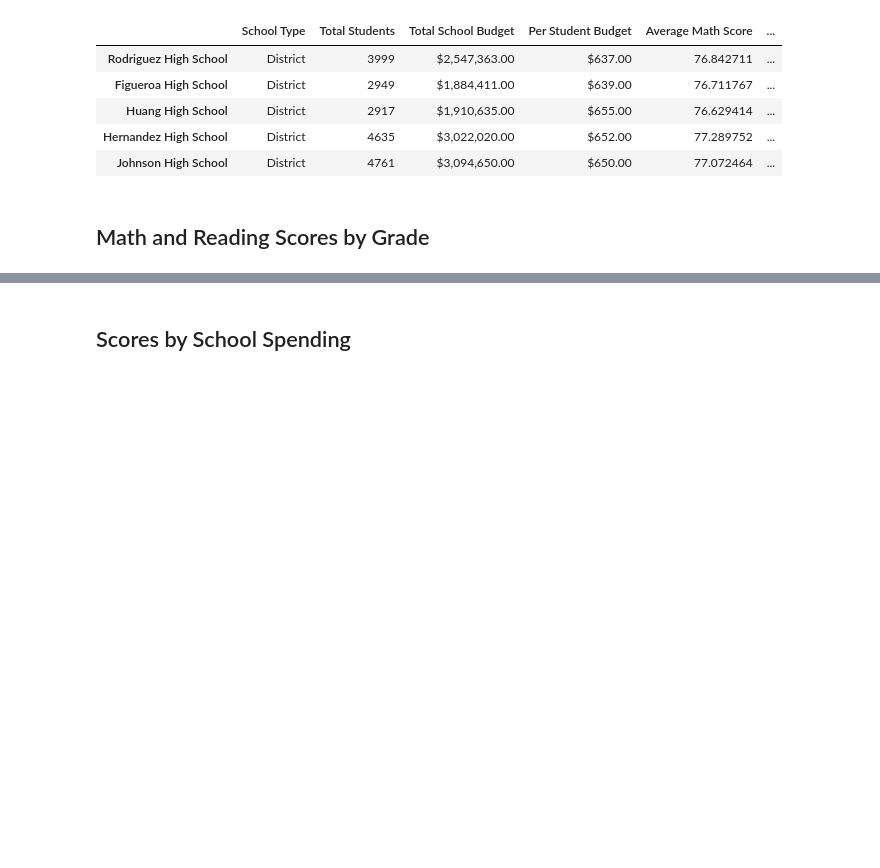
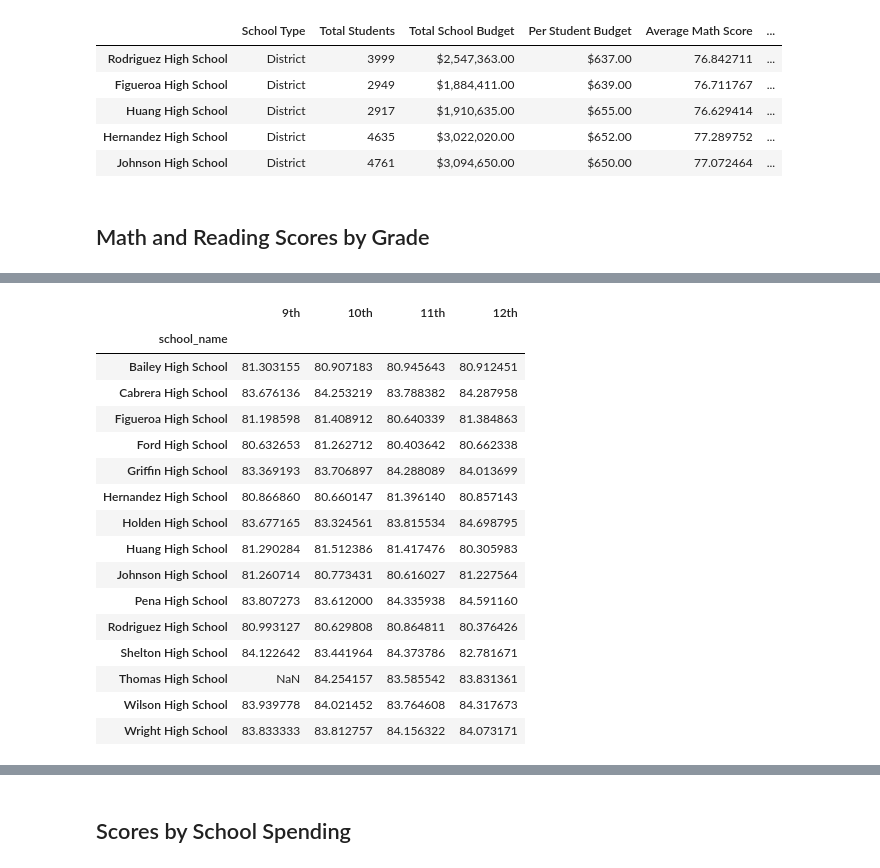
Before and after one commit to MariloyH/School_District_Analysis, a Jupyter notebook: PyCitySchools_Challenge.ipynb, the cells around one changed output, grey strips where cells are left out. Cells and saved outputs as stored; diff of their text form; code cells hidden in the pictures; blank space fills up the shorter version.

```diff
--- a/PyCitySchools_Challenge.ipynb
+++ b/PyCitySchools_Challenge.ipynb
@@ -461,2 +507,7 @@ bottom_schools.head()
 # %%
-# Combine each Series for average math scores by school into single data frame.
+# Group each school Series by the school name for the average reading score.
+
+reading_ninth = student_ninth_df.groupby(["school_name"]).mean()["reading_score"]
+reading_tenth = student_tenth_df.groupby("school_name").mean()["reading_score"]
+reading_eleventh = student_eleventh_df.groupby("school_name").mean()["reading_score"]
+reading_twelfth = student_twelfth_df.groupby("school_name").mean()["reading_score"]
@@ -465,2 +541,29 @@ bottom_schools.head()
+# %%
+# Combine each Series for average reading scores by school into single data frame.
+reading_scores = pd.DataFrame({
+               "9th" : reading_ninth,
+               "10th": reading_tenth,
+               "11th": reading_eleventh,
+               "12th": reading_twelfth})
+
+reading_scores
+# %% [output]
+|  | 9th | 10th | 11th | 12th |
+| school_name |  |  |  |  |
+| Bailey High School | 81.303155 | 80.907183 | 80.945643 | 80.912451 |
+| Cabrera High School | 83.676136 | 84.253219 | 83.788382 | 84.287958 |
+| Figueroa High School | 81.198598 | 81.408912 | 80.640339 | 81.384863 |
+| Ford High School | 80.632653 | 81.262712 | 80.403642 | 80.662338 |
+| Griffin High School | 83.369193 | 83.706897 | 84.288089 | 84.013699 |
+| Hernandez High School | 80.866860 | 80.660147 | 81.396140 | 80.857143 |
+| Holden High School | 83.677165 | 83.324561 | 83.815534 | 84.698795 |
+| Huang High School | 81.290284 | 81.512386 | 81.417476 | 80.305983 |
+| Johnson High School | 81.260714 | 80.773431 | 80.616027 | 81.227564 |
+| Pena High School | 83.807273 | 83.612000 | 84.335938 | 84.591160 |
+| Rodriguez High School | 80.993127 | 80.629808 | 80.864811 | 80.376426 |
+| Shelton High School | 84.122642 | 83.441964 | 84.373786 | 82.781671 |
+| Thomas High School | NaN | 84.254157 | 83.585542 | 83.831361 |
+| Wilson High School | 83.939778 | 84.021452 | 83.764608 | 84.317673 |
+| Wright High School | 83.833333 | 83.812757 | 84.156322 | 84.073171 |
 # %%
 # Format each grade column.
```
Also changed, not shown: parts of 42 cells of this notebook.
